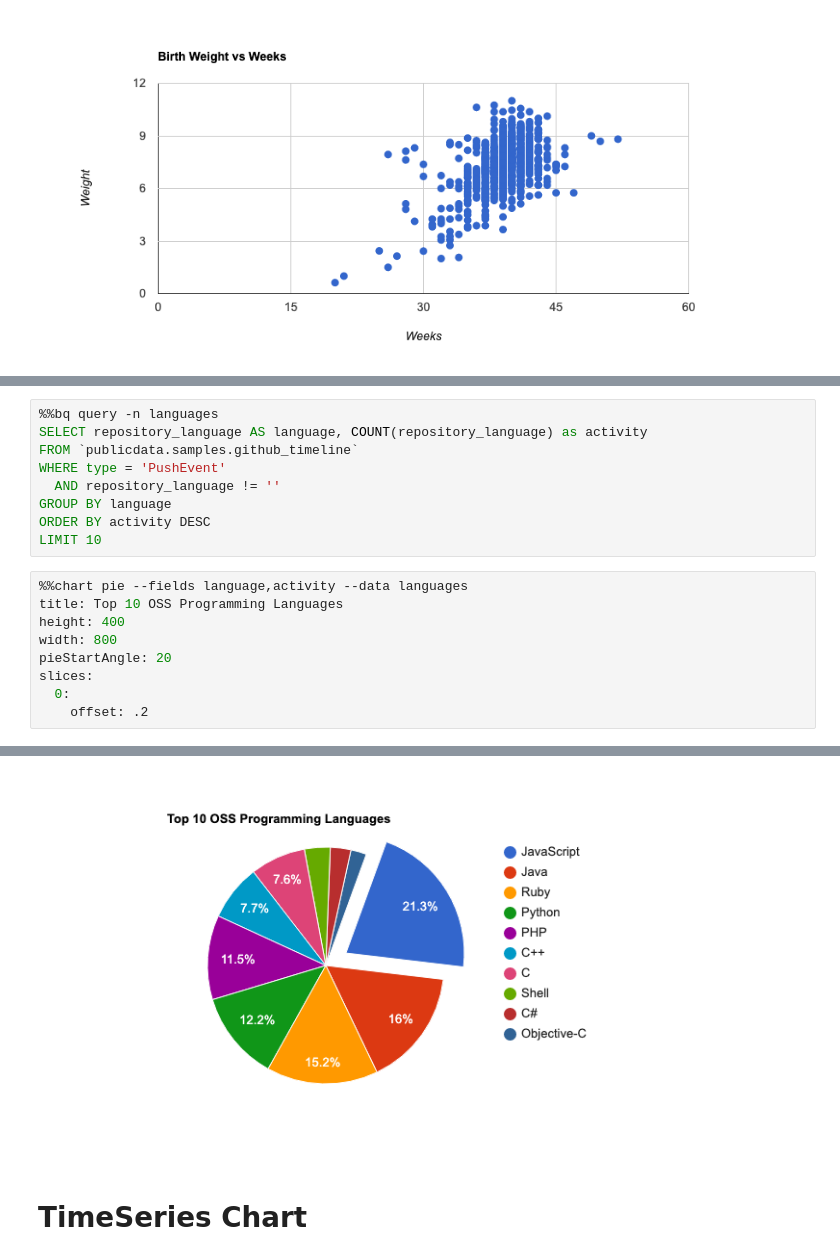
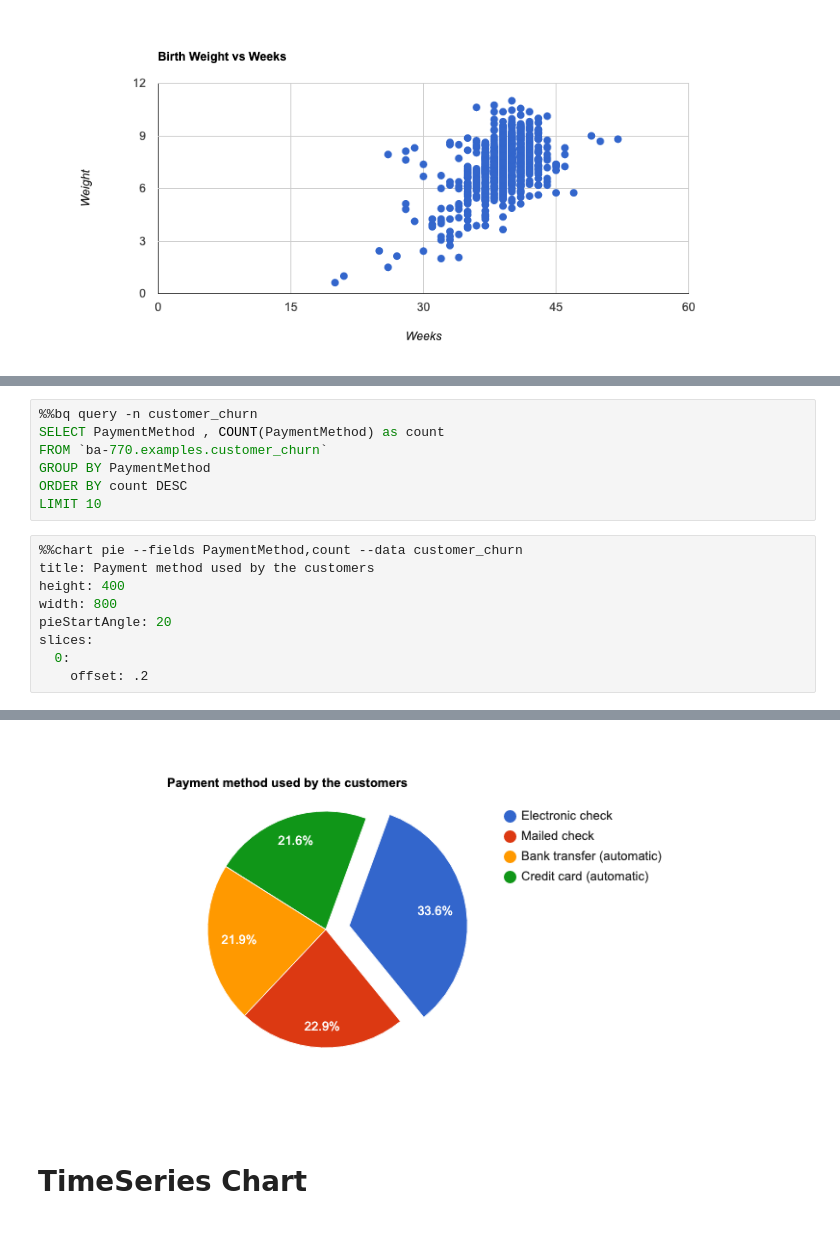
Before and after one commit to soltaniehha/Business-Analytics-Toolbox, a Jupyter notebook: 03-Data-Warehousing/Datalab-BigQuery.ipynb, the cells around one changed output, grey strips where cells are left out. Saved outputs shown, nothing was run; the diff lists cells and outputs as text.

Commit message:
updated the notebook - added customer churn example

```diff
--- a/03-Data-Warehousing/Datalab-BigQuery.ipynb
+++ b/03-Data-Warehousing/Datalab-BigQuery.ipynb
@@ -170,24 +184,22 @@ legend: none
 # %%
-%%bq query -n languages
-SELECT repository_language AS language, COUNT(repository_language) as activity
-FROM `publicdata.samples.github_timeline`
-WHERE type = 'PushEvent'
-  AND repository_language != ''
-GROUP BY language
-ORDER BY activity DESC
+%%bq query -n customer_churn
+SELECT PaymentMethod , COUNT(PaymentMethod) as count
+FROM `ba-770.examples.customer_churn`
+GROUP BY PaymentMethod
+ORDER BY count DESC
 LIMIT 10
 # %%
-%%chart pie --fields language,activity --data languages
-title: Top 10 OSS Programming Languages
+%%chart pie --fields PaymentMethod,count --data customer_churn
+title: Payment method used by the customers
 height: 400
 width: 800
 pieStartAngle: 20
 slices:
   0:
     offset: .2
 # %% [output]
 [interactive output not drawn]
-[figure, old version]
+[figure, new version]
 # %% [markdown]
 # TimeSeries Chart
 # %%
```
Also changed, not shown: parts of 5 cells of this notebook.
